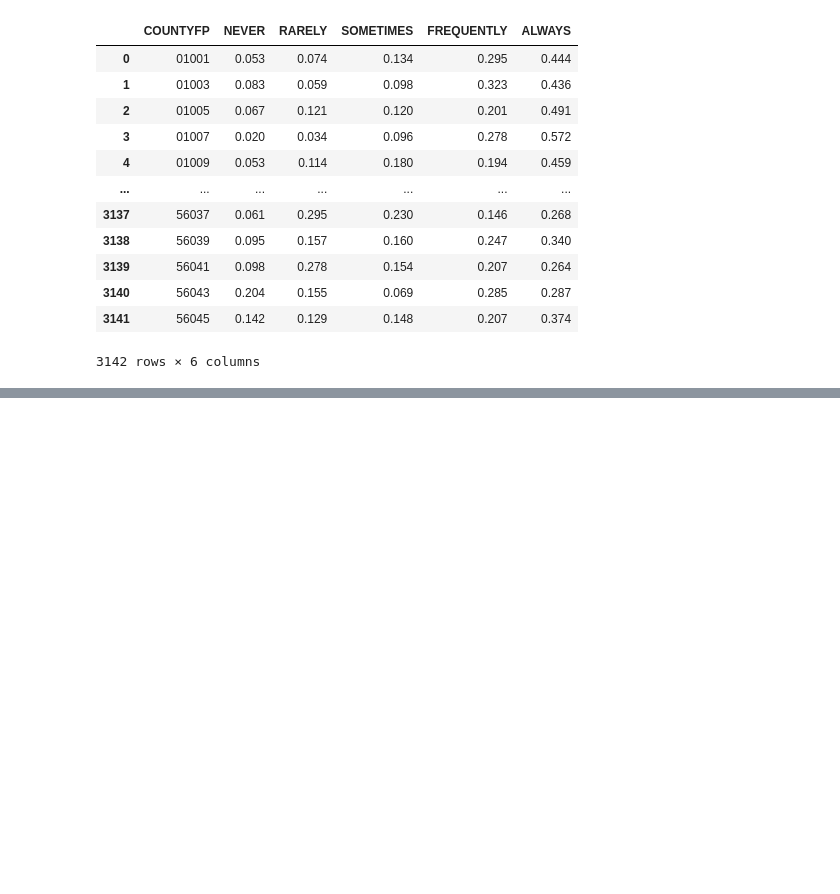
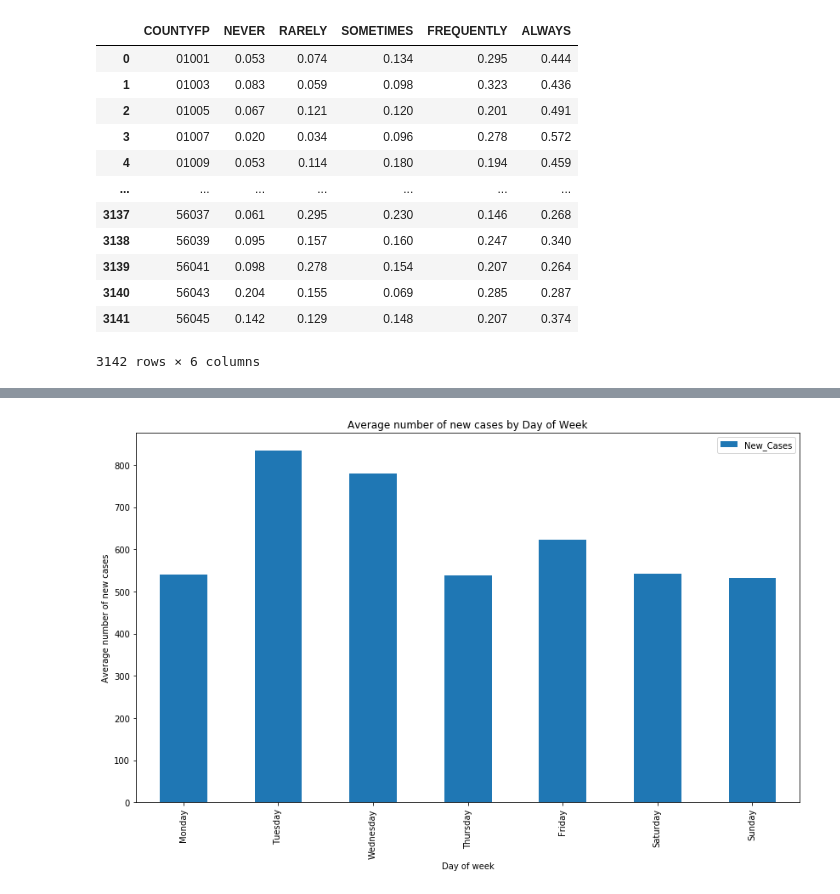
Before and after one commit to azhou5211/hcde_project, a Jupyter notebook: A4/notebooks/A4.ipynb, the cells around one changed output, grey strips where cells are left out. Saved outputs shown, nothing was run; the diff lists cells and outputs as text; code cells hidden in the pictures; blank space fills up the shorter version.

```diff
--- a/A4/notebooks/A4.ipynb
+++ b/A4/notebooks/A4.ipynb
@@ -75,0 +260,3 @@ mask_use
+# %%
+dallas_case_and_mandates['Day_Of_Week'] = dallas_case_and_mandates['Date'].dt.day_name()
+dallas_case_and_mandates.head()
@@ -75,0 +270,9 @@ mask_use
+# %%
+ax = dallas_case_and_mandates.groupby('Day_Of_Week').agg({'New_Cases':'mean'}).reindex([ 'Monday', 'Tuesday', 'Wednesday', 'Thursday', 'Friday', 'Saturday', 'Sunday']).plot(kind='bar', figsize=(14,8))
+ax.set_title("Average number of new cases by Day of Week")
+ax.set_xlabel("Day of week")
+ax.set_ylabel("Average number of new cases")
+
+plt.show()
+# %% [output]
+[figure, added]
```
Also changed, not shown: parts of 43 cells of this notebook.
